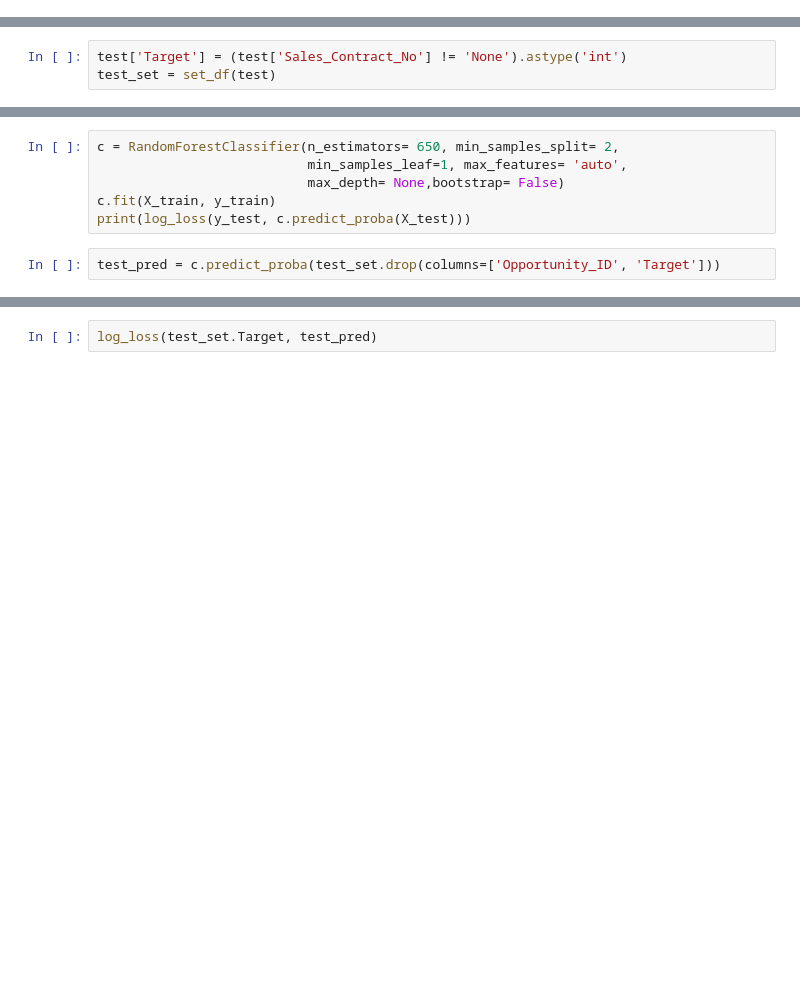
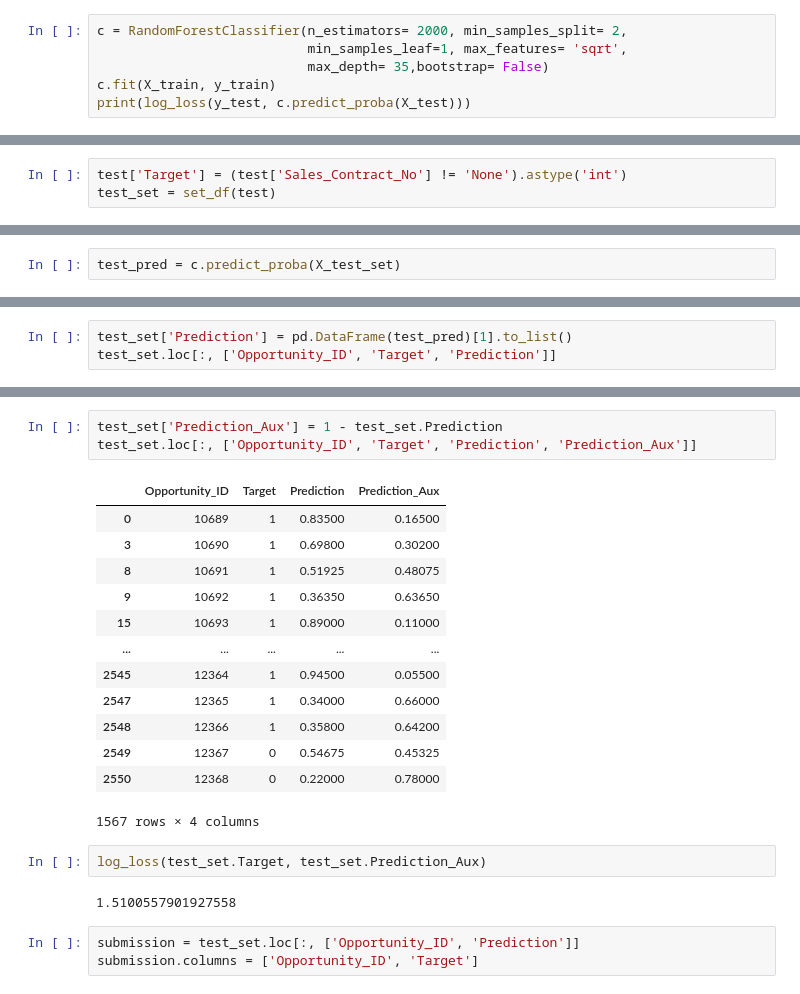
Before and after one commit to AgustinHejeij/tp2-datos, a Jupyter notebook: RandomForest.ipynb, the cells around one changed output, grey strips where cells are left out. Drawn from its saved outputs; the diff is of its cells as text; blank space fills up the shorter version.

Commit message:
Meto la submission realizada para kaggle

```diff
--- a/RandomForest.ipynb
+++ b/RandomForest.ipynb
@@ -188,0 +254,6 @@ train_set
+# %%
+c = RandomForestClassifier(n_estimators= 2000, min_samples_split= 2,
+                           min_samples_leaf=1, max_features= 'sqrt',
+                           max_depth= 35,bootstrap= False)
+c.fit(X_train, y_train)
+print(log_loss(y_test, c.predict_proba(X_test)))
@@ -259,8 +278,2 @@ print(log_loss(y_test, y_pred))
-# %%
-c = RandomForestClassifier(n_estimators= 650, min_samples_split= 2,
-                           min_samples_leaf=1, max_features= 'auto',
-                           max_depth= None,bootstrap= False)
-c.fit(X_train, y_train)
-print(log_loss(y_test, c.predict_proba(X_test)))
 # %%
-test_pred = c.predict_proba(test_set.drop(columns=['Opportunity_ID', 'Target']))
+test_pred = c.predict_proba(X_test_set)
@@ -266,0 +284,3 @@ test_pred = c.predict_proba(test_set.drop(columns=['Opportunity_ID', 'Target']))
+# %%
+test_set['Prediction'] = pd.DataFrame(test_pred)[1].to_list()
+test_set.loc[:, ['Opportunity_ID', 'Target', 'Prediction']]
@@ -267,2 +301,24 @@ test_pred = c.predict_proba(test_set.drop(columns=['Opportunity_ID', 'Target']))
+# %%
+test_set['Prediction_Aux'] = 1 - test_set.Prediction
+test_set.loc[:, ['Opportunity_ID', 'Target', 'Prediction', 'Prediction_Aux']]
+# %% [output]
+|  | Opportunity_ID | Target | Prediction | Prediction_Aux |
+| 0 | 10689 | 1 | 0.83500 | 0.16500 |
+| 3 | 10690 | 1 | 0.69800 | 0.30200 |
+| 8 | 10691 | 1 | 0.51925 | 0.48075 |
+| 9 | 10692 | 1 | 0.36350 | 0.63650 |
+| 15 | 10693 | 1 | 0.89000 | 0.11000 |
+| ... | ... | ... | ... | ... |
+| 2545 | 12364 | 1 | 0.94500 | 0.05500 |
+| 2547 | 12365 | 1 | 0.34000 | 0.66000 |
+| 2548 | 12366 | 1 | 0.35800 | 0.64200 |
+| 2549 | 12367 | 0 | 0.54675 | 0.45325 |
+| 2550 | 12368 | 0 | 0.22000 | 0.78000 |
+1567 rows × 4 columns
 # %%
-log_loss(test_set.Target, test_pred)
+log_loss(test_set.Target, test_set.Prediction_Aux)
+# %% [output]
+1.5100557901927558
+# %%
+submission = test_set.loc[:, ['Opportunity_ID', 'Prediction']]
+submission.columns = ['Opportunity_ID', 'Target']
```
Also changed, not shown: parts of 21 cells of this notebook, 1 other file.
